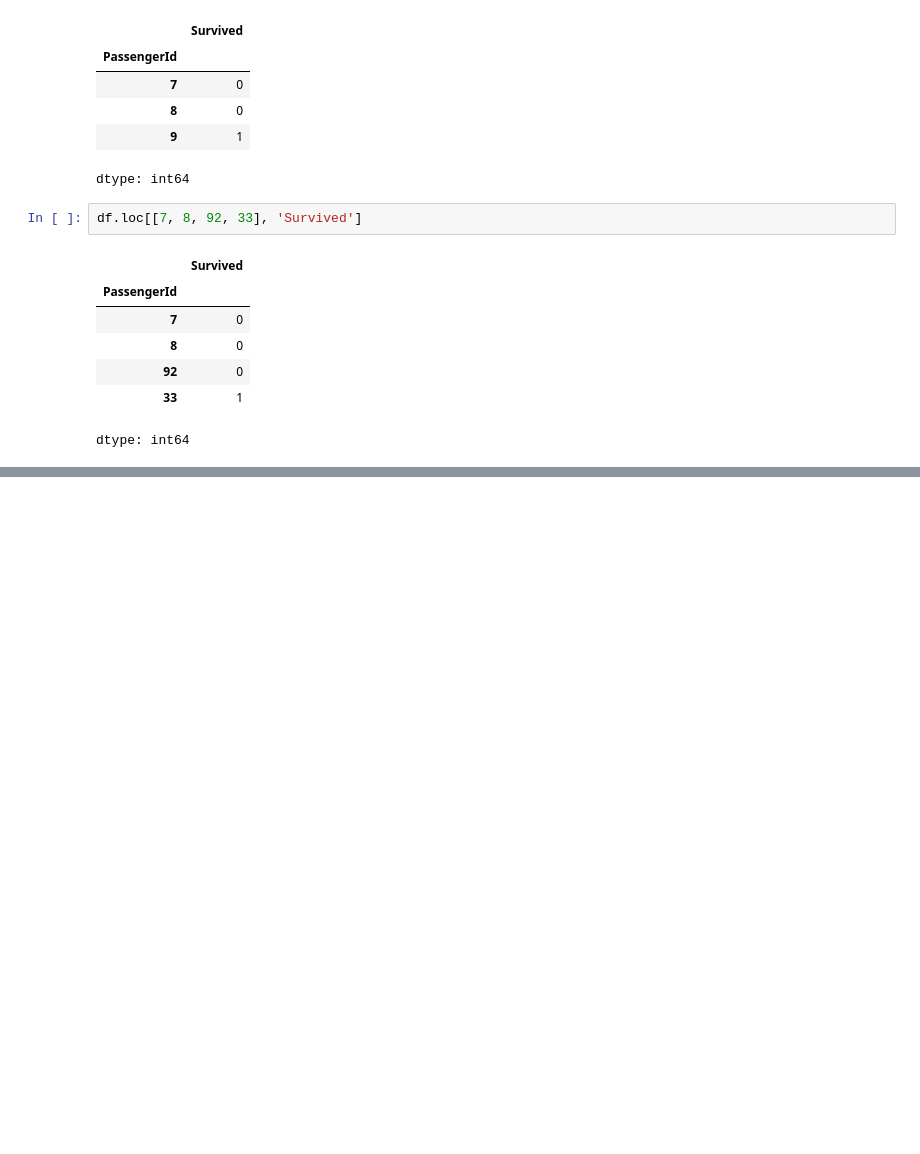
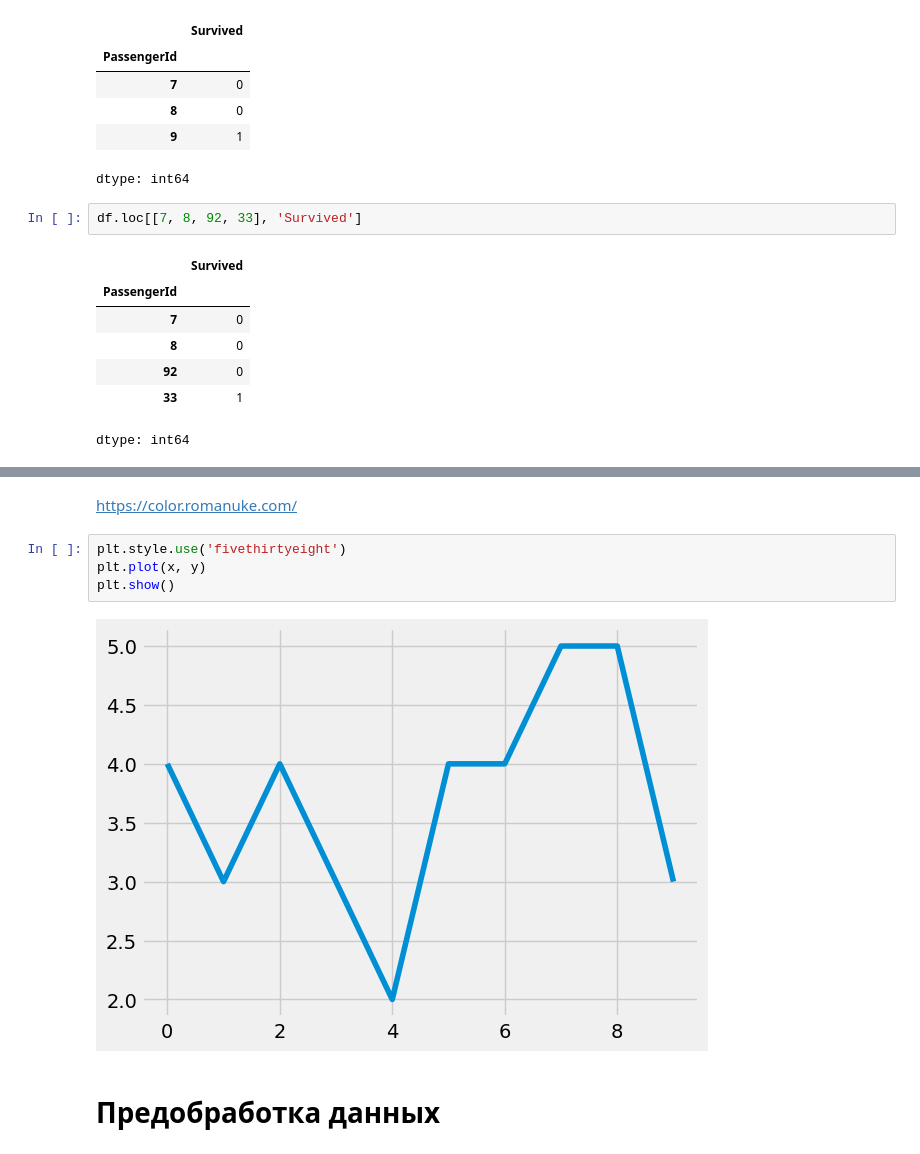
Before and after one commit to mromanenko095/ml-assignments, a Jupyter notebook: Pandas_Matplotlib_Sklearn.ipynb, the cells around one changed output, grey strips where cells are left out. Cells and saved outputs as stored; diff of their text form; blank space fills up the shorter version.

```diff
--- a/Pandas_Matplotlib_Sklearn.ipynb
+++ b/Pandas_Matplotlib_Sklearn.ipynb
@@ -216,0 +408,10 @@ dtype: int64
+# %% [markdown]
+https://color.romanuke.com/
+# %%
+plt.style.use('fivethirtyeight')
+plt.plot(x, y)
+plt.show()
+# %% [output]
+[figure, added]
+# %% [markdown]
+# Предобработка данных
```
Also changed, not shown: parts of 34 cells of this notebook.
